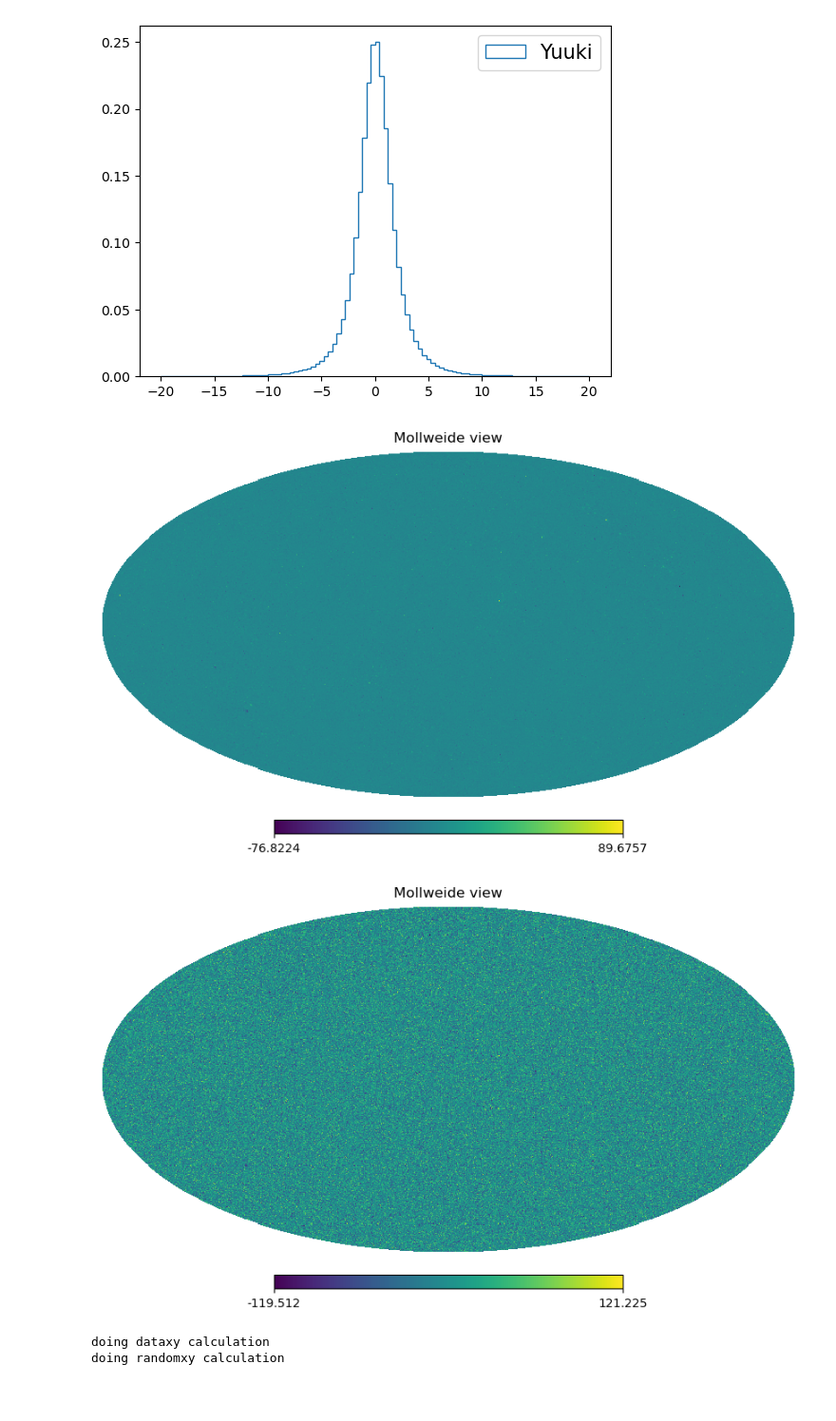
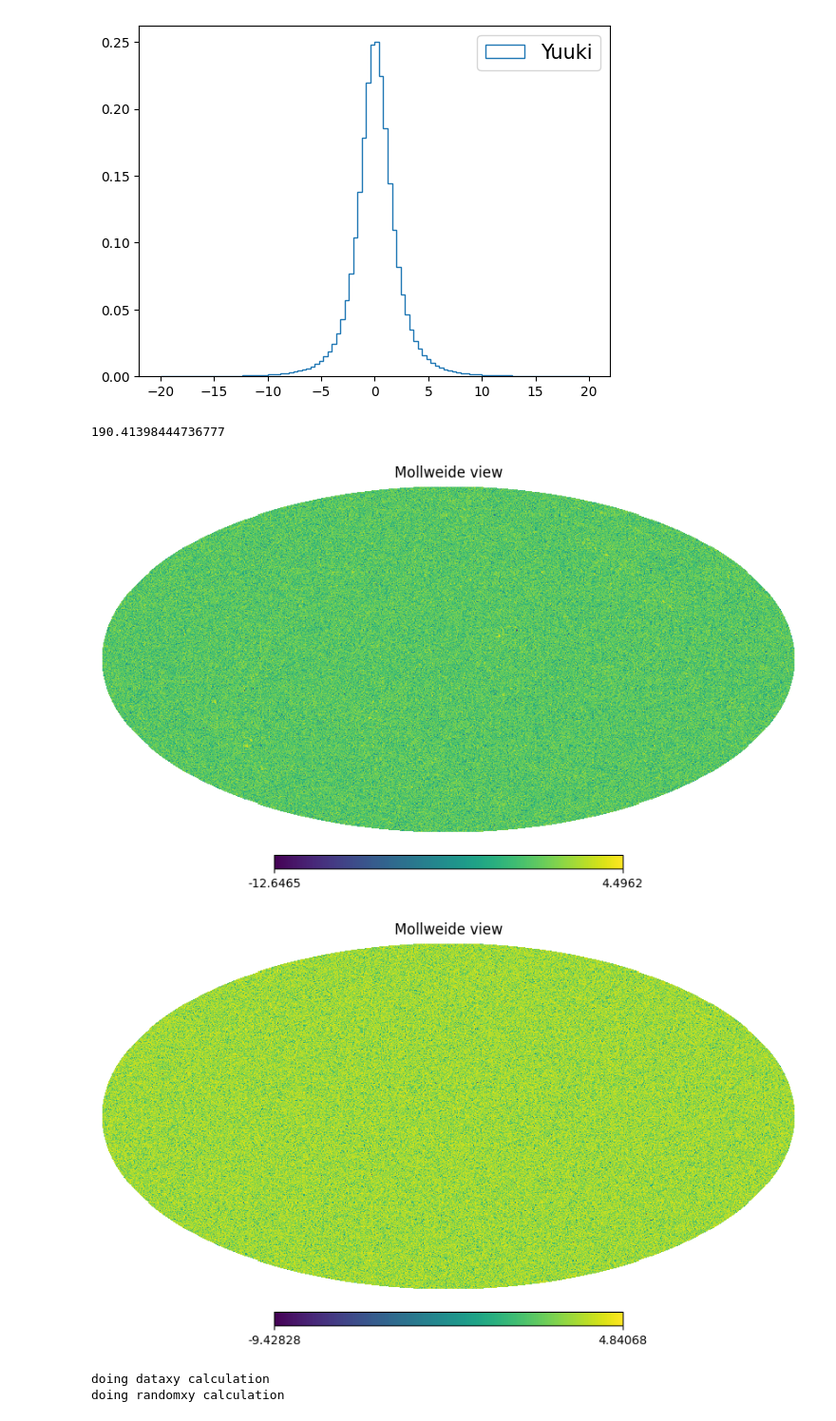
Before and after one commit to shivampcosmo/SZST, a Jupyter notebook: notebooks/test_yuuki_sims.ipynb, the cells around one changed output. Shown at 95% size. Drawn from its saved outputs; the diff is of its cells as text; code cells hidden in the pictures; blank space fills up the shorter version.

```diff
--- a/notebooks/test_yuuki_sims.ipynb
+++ b/notebooks/test_yuuki_sims.ipynb
@@ -127,2 +140,14 @@ njk = 256
+# %%
+# np.sqrt(40000/1024)
+# area of sky in sq deg
+area = 4*np.pi*(180/np.pi)**2
+# number of patches = njk
+# area of each patch
+area_patch = area/njk
+# side of each patch in arcmin
+side_patch = np.sqrt(area_patch)*60
+print(side_patch)
+# %% [output]
+190.41398444736777
 # %%
 import sys, os
@@ -138,20 +163,20 @@ else:
     datapoint_cat.write_patch_centers(save_dir_jk + save_filename_jk_obj)
 rand_cat = treecorr.Catalog(ra=rand_ra, dec=rand_dec, w=rand_w, ra_units='degrees', dec_units='degrees', patch_centers=save_dir_jk + save_filename_jk_obj)
 # %%
-ksz_noiseless = hp.read_map(ldir + 'yuuki/ksz/mdpl2_lkszNG_bahamas76_rot_sum_4_176_bnd_unb_1.0e+12_1.0e+18_v103021_lmax24000_nside8192_interp1.6_method1_1_lensed_map.fits')
+ksz_noiseless = hp.read_map(ldir + 'ksz/mdpl2_lkszNG_bahamas76_rot_sum_4_176_bnd_unb_1.0e+12_1.0e+18_v103021_lmax24000_nside8192_interp1.6_method1_1_lensed_map.fits')
 ksz_noiseless = hp.ud_grade(ksz_noiseless, 2048)
 # %%
 ksz_noise = np.random.randn(len(ksz_noiseless)) * (10*np.std(ksz_noiseless))
 # %%
 ksz = ksz_noiseless + ksz_noise
 # %%
-hp.mollview(ksz_noiseless)
+hp.mollview(np.log(np.abs(ksz_noiseless)))
 # %% [output]
-[figure, old version]
+[figure, new version]
 # %%
-hp.mollview(ksz)
+hp.mollview(np.log(np.abs(ksz)))
 # %% [output]
-[figure, old version]
+[figure, new version]
 # %%
 # np.mean(ksz)
 # %%
```
Also changed, not shown: parts of 18 cells of this notebook, 22 other files.
